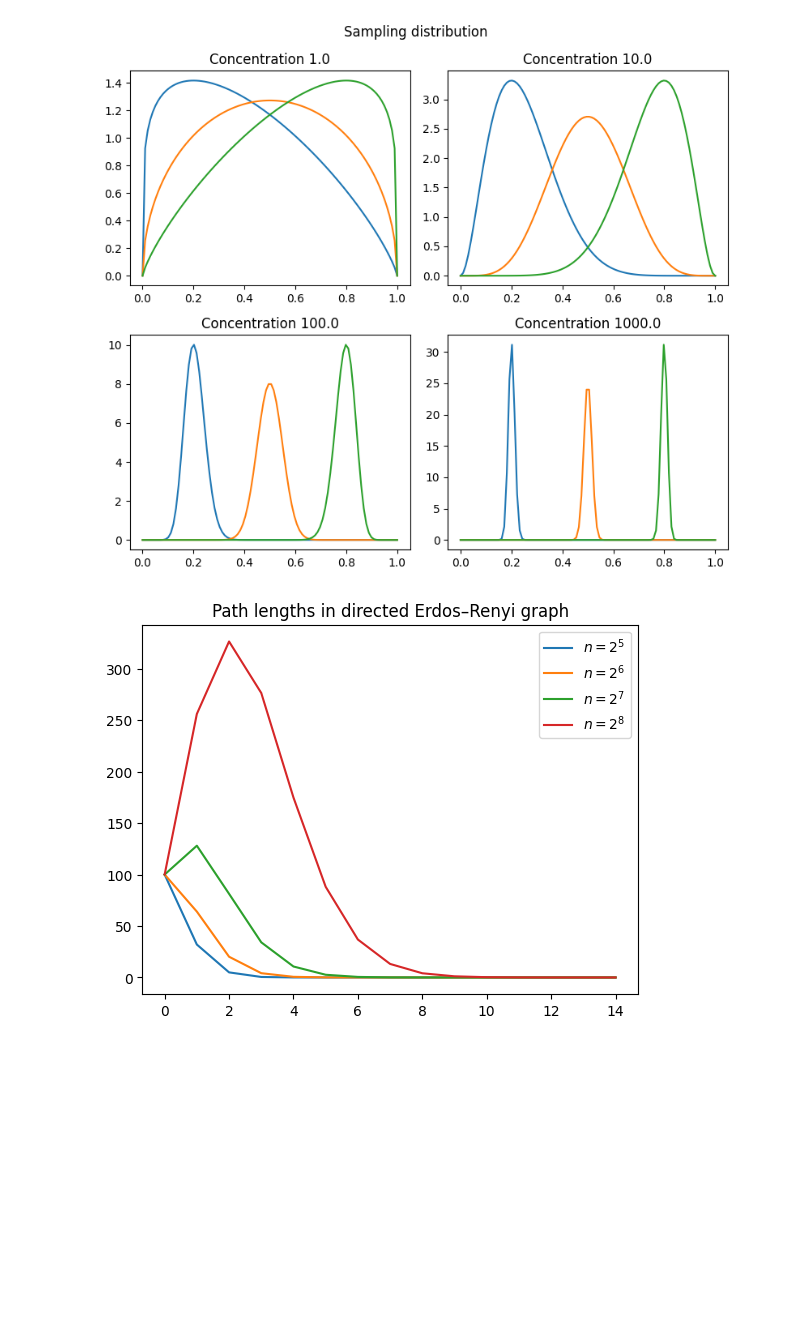
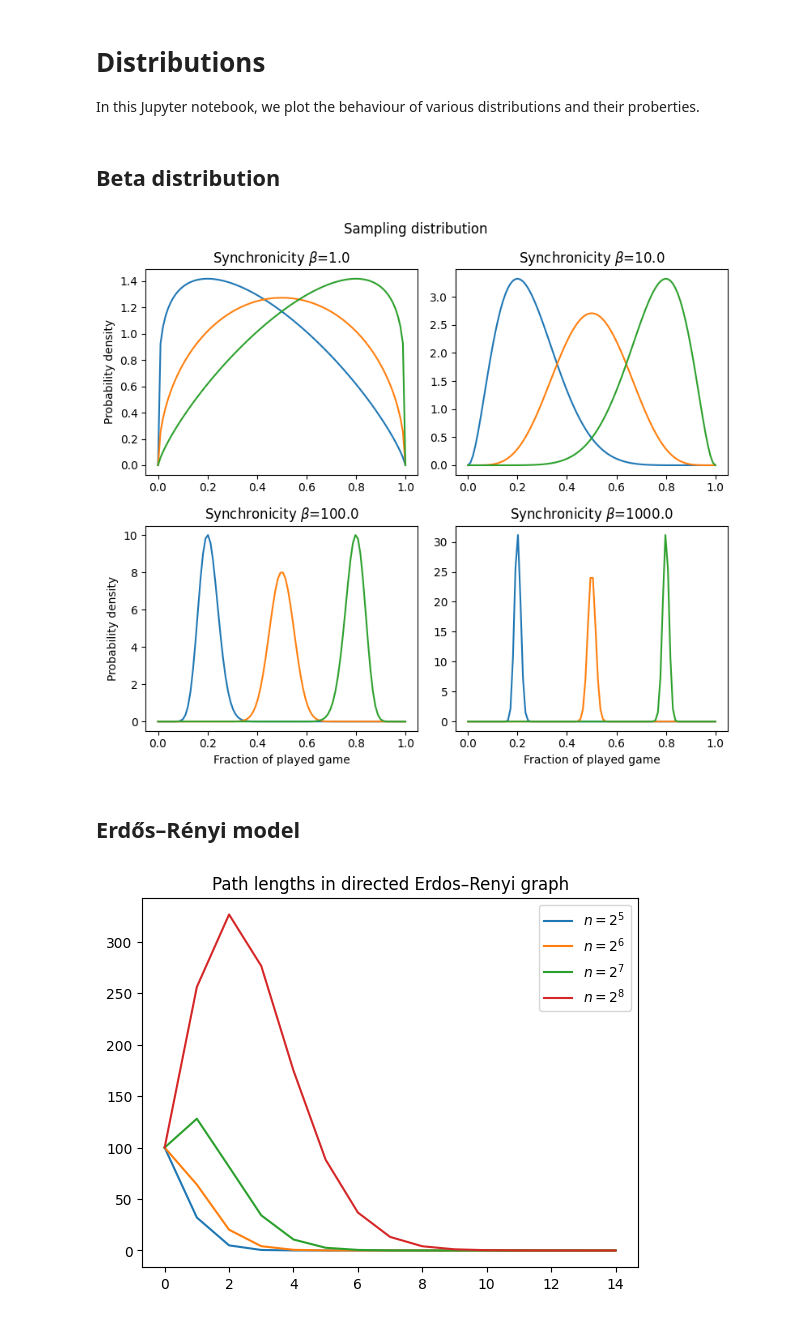
Before and after one commit to leoTiez/ngs-chess-conundrum, a Jupyter notebook: Distributions.ipynb, the cells around one changed output. Saved outputs shown, nothing was run; the diff lists cells and outputs as text; code cells hidden in the pictures; blank space fills up the shorter version.

Commit message:
Update: added short description to notebook

```diff
--- a/Distributions.ipynb
+++ b/Distributions.ipynb
@@ -1 +1,5 @@
+# %% [markdown]
+# Distributions
+
+In this Jupyter notebook, we plot the behaviour of various distributions and their proberties.
 # %%
@@ -4,6 +9,12 @@ import matplotlib.pyplot as plt
 import networkx as nx
 from scipy.special import binom, factorial
 from scipy.stats import beta as beta_distr
+# %%
+# path file structre
+fig_path = "figures/distributions/"
+Path(fig_path).mkdir(exist_ok=True, parents=True)
+# %% [markdown]
+## Beta distribution
 # %%
 beta_modes = np.array([.2, .5, .8])
 beta_concent1 = 1.
@@ -14,19 +25,25 @@ x = np.linspace(0, 1, 100)
 # %%
 # Plot distributions
 fig, ax = plt.subplots(2, 2, figsize=(8, 7))
-for a, concentration in zip(ax.reshape(-1), [beta_concent1, beta_concent2, beta_concent3, beta_concent4]):
+for i_a, (a, concentration) in enumerate(zip(ax.reshape(-1), [beta_concent1, beta_concent2, beta_concent3, beta_concent4])):
     alpha = 1 + concentration * beta_modes
     beta = 1 + concentration * (1 - beta_modes)
     a.plot(x, beta_distr.pdf(x, alpha[0], beta[0]))
     a.plot(x, beta_distr.pdf(x, alpha[1], beta[1]))
     a.plot(x, beta_distr.pdf(x, alpha[2], beta[2]))
-    a.set_title('Concentration %.1f' % concentration)
+    if i_a > 1:
+        a.set_xlabel('Fraction of played game')
+    if i_a % 2 == 0:
+        a.set_ylabel('Probability density')
+    a.set_title(r'Synchronicity $\beta$=%.1f' % concentration)
 
 fig.suptitle('Sampling distribution')
 fig.tight_layout()
-plt.show()
+plt.savefig('%s/beta_sampling.png' % fig_path)
 # %% [output]
-[figure, old version]
+[figure, new version]
+# %% [markdown]
+## Erdős–Rényi model
 # %%
 def pathlength(size, length, p):
     return p**(length-1) * binom(size, length)
```
Also changed, not shown: parts of 3 cells of this notebook, 1 other file.
